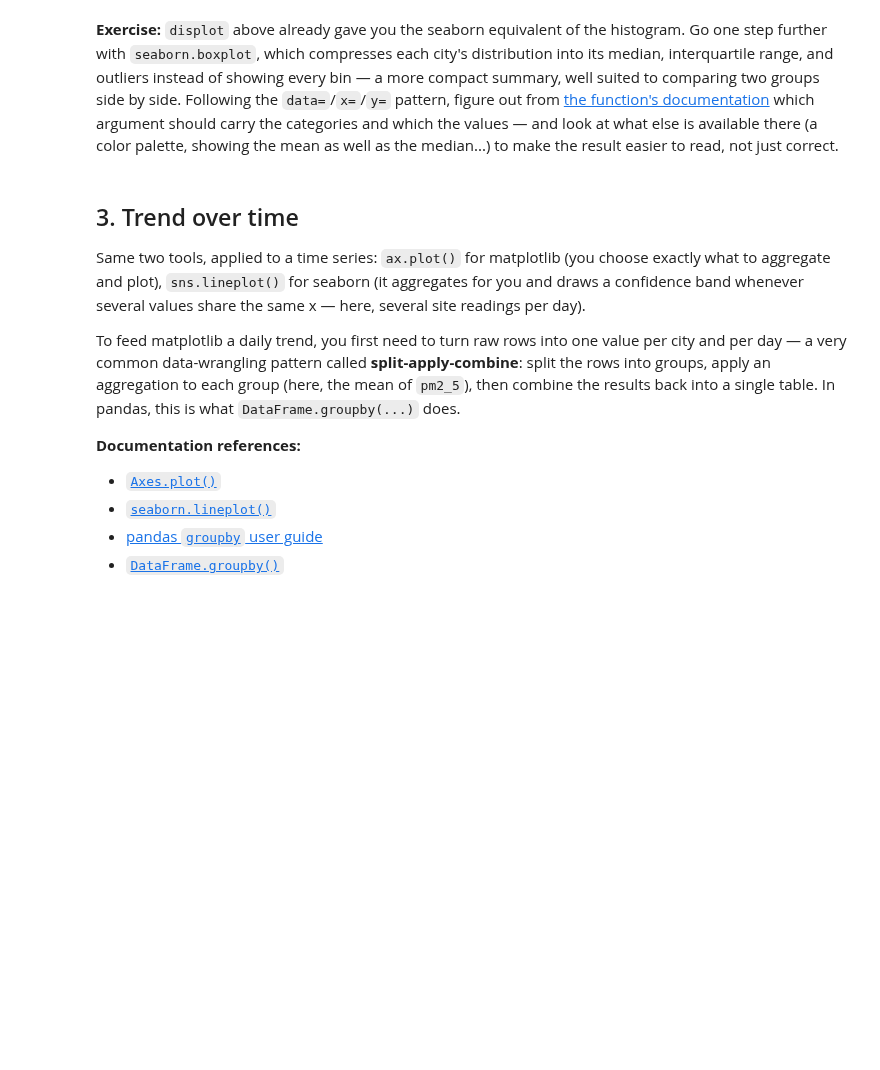
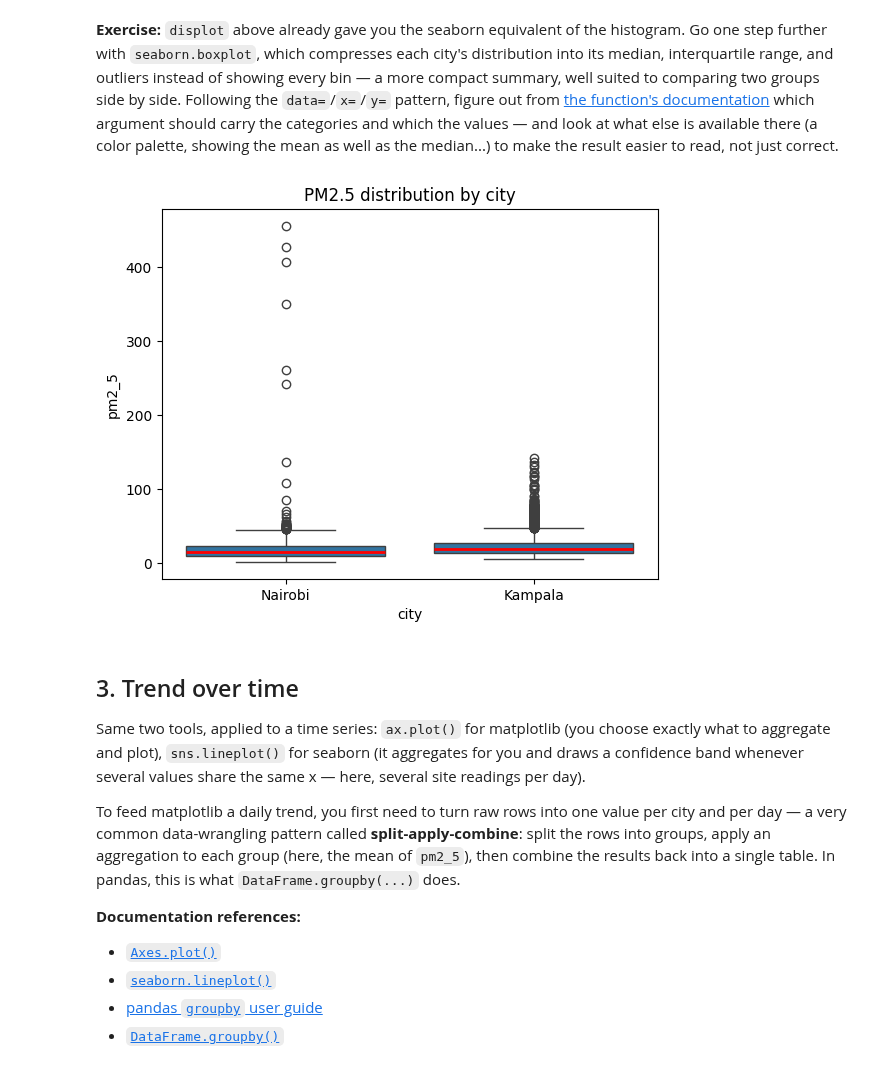
Before and after one commit to hfougerouxge1/AirQuality, a Jupyter notebook: notebooks/session2/01_discovery.ipynb, the cells around one changed output. Cells and saved outputs as stored; diff of their text form; code cells hidden in the pictures; blank space fills up the shorter version.

```diff
--- a/notebooks/session2/01_discovery.ipynb
+++ b/notebooks/session2/01_discovery.ipynb
@@ -89,6 +112,11 @@ plt.show()
 # %%
 # TODO 3: go further than the histogram, with a seaborn.boxplot summarizing each city's
 # distribution (median, interquartile range, outliers)
+sns.boxplot(data=df, x="city", y="pm2_5", medianprops={"color": "r", "linewidth": 2},)
+plt.title("PM2.5 distribution by city")
+plt.show()
+# %% [output]
+[figure, added]
 # %% [markdown]
 ## 3. Trend over time
 
```
Also changed, not shown: parts of 8 cells of this notebook.
